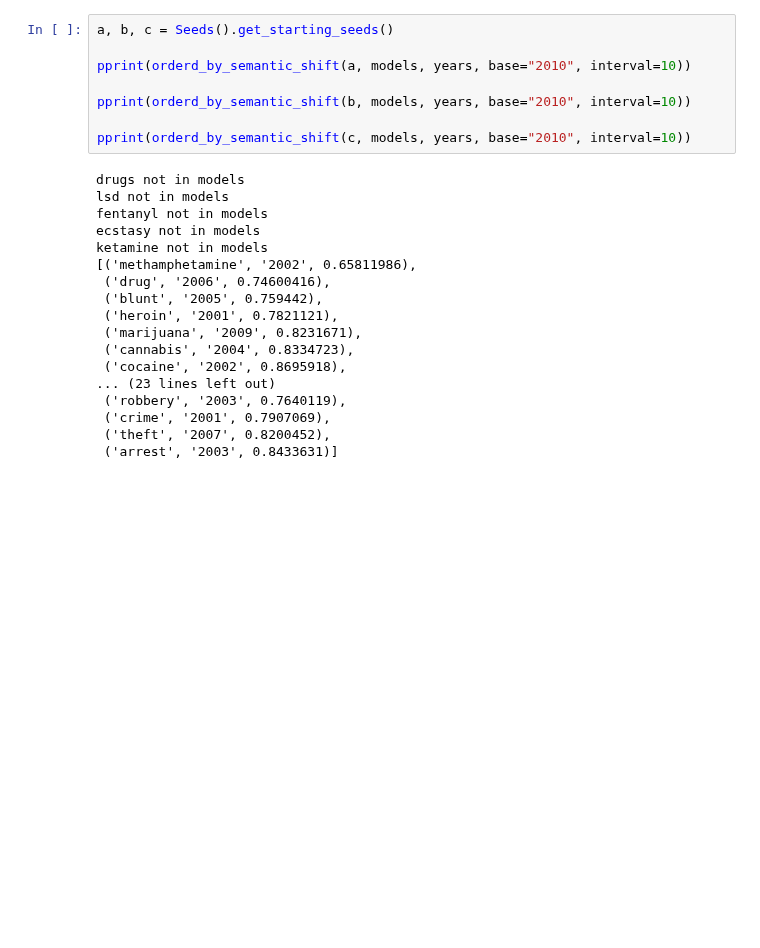
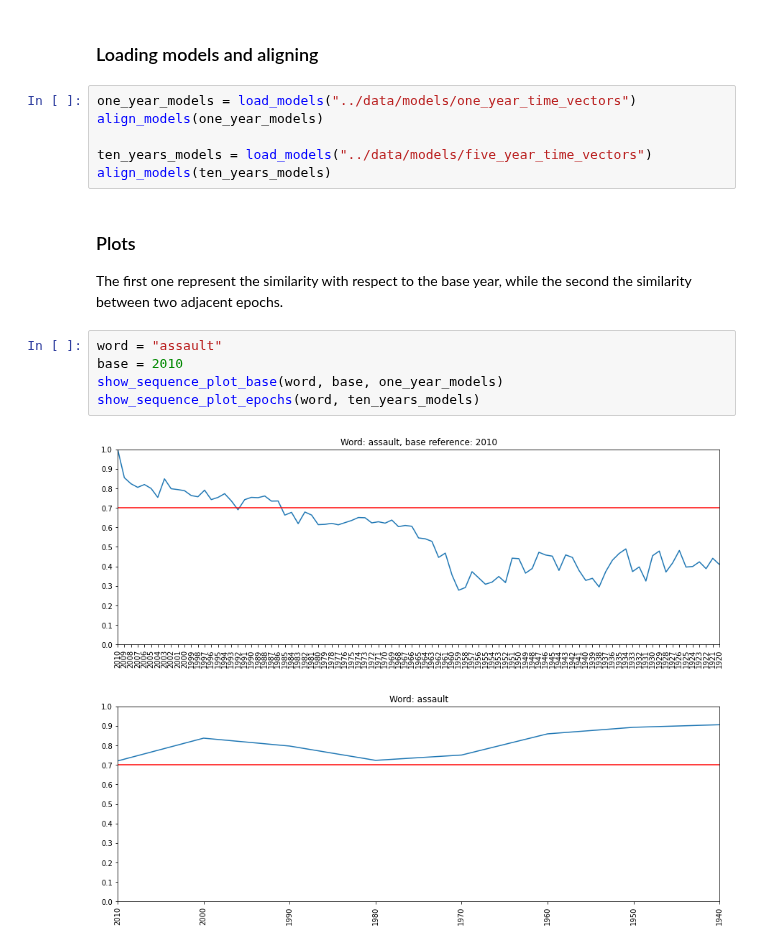
Before and after one commit to tomfran/caselaw-temporal-analysis, a Jupyter notebook: notebooks/07_3_semantic_shift.ipynb, the cells around one changed output. Drawn from its saved outputs; the diff is of its cells as text; blank space fills up the shorter version.

Commit message:
Refactored word embeddings notebooks

```diff
--- a/notebooks/07_3_semantic_shift.ipynb
+++ b/notebooks/07_3_semantic_shift.ipynb
@@ -120,26 +21,20 @@ pistol
-# %%
-a, b, c = Seeds().get_starting_seeds()
-
-pprint(orderd_by_semantic_shift(a, models, years, base="2010", interval=10))
-
-pprint(orderd_by_semantic_shift(b, models, years, base="2010", interval=10))
-
-pprint(orderd_by_semantic_shift(c, models, years, base="2010", interval=10))
-# %% [output]
-drugs not in models
-lsd not in models
-fentanyl not in models
-ecstasy not in models
-ketamine not in models
-[('methamphetamine', '2002', 0.65811986),
- ('drug', '2006', 0.74600416),
- ('blunt', '2005', 0.759442),
- ('heroin', '2001', 0.7821121),
- ('marijuana', '2009', 0.8231671),
- ('cannabis', '2004', 0.8334723),
- ('cocaine', '2002', 0.8695918),
-... (23 lines left out)
- ('robbery', '2003', 0.7640119),
- ('crime', '2001', 0.7907069),
- ('theft', '2007', 0.8200452),
- ('arrest', '2003', 0.8433631)]
+# %% [markdown]
+### Loading models and aligning
+# %%
+one_year_models = load_models("../data/models/one_year_time_vectors")
+align_models(one_year_models)
+
+ten_years_models = load_models("../data/models/five_year_time_vectors")
+align_models(ten_years_models)
+# %% [markdown]
+### Plots
+The first one represent the similarity with respect to the base year,
+while the second the similarity between two adjacent epochs.
+# %%
+word = "assault"
+base = 2010
+show_sequence_plot_base(word, base, one_year_models)
+show_sequence_plot_epochs(word, ten_years_models)
+# %% [output]
+[figure, added]
+[figure, added]
```
Also changed, not shown: parts of 9 cells of this notebook, 7 other files.
